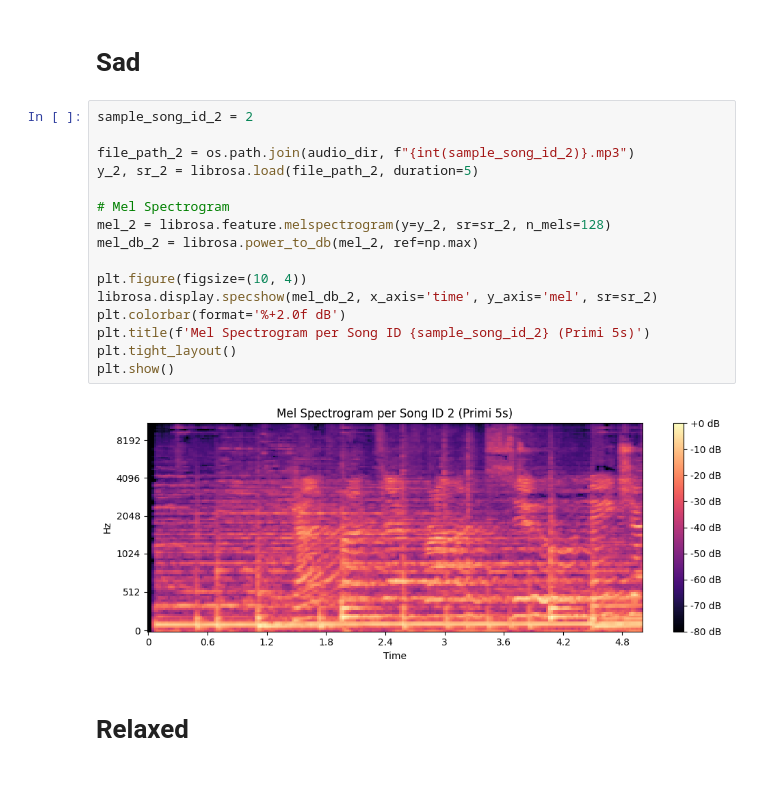
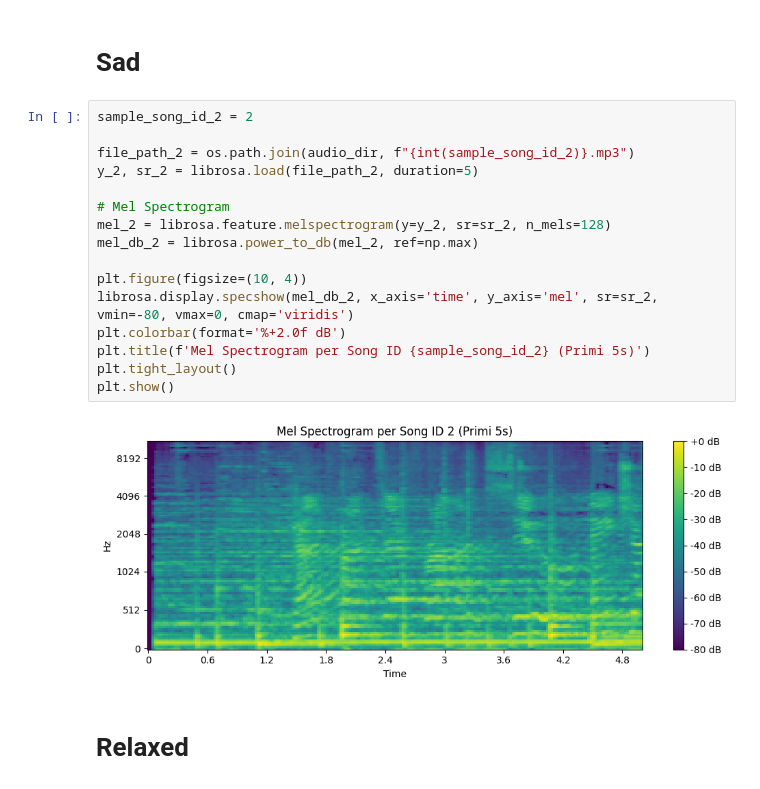
Before and after one commit to Lucazere00/music_emotion_recognition, a Jupyter notebook: music_emotion_recognition.ipynb, the cells around one changed output. Saved outputs shown, nothing was run; the diff lists cells and outputs as text.

```diff
--- a/music_emotion_recognition.ipynb
+++ b/music_emotion_recognition.ipynb
@@ -450,21 +438,21 @@ plt.show()
 # %%
 sample_song_id_2 = 2
 
 file_path_2 = os.path.join(audio_dir, f"{int(sample_song_id_2)}.mp3")
 y_2, sr_2 = librosa.load(file_path_2, duration=5)
 
 # Mel Spectrogram
 mel_2 = librosa.feature.melspectrogram(y=y_2, sr=sr_2, n_mels=128)
 mel_db_2 = librosa.power_to_db(mel_2, ref=np.max)
 
 plt.figure(figsize=(10, 4))
-librosa.display.specshow(mel_db_2, x_axis='time', y_axis='mel', sr=sr_2)
+librosa.display.specshow(mel_db_2, x_axis='time', y_axis='mel', sr=sr_2, vmin=-80, vmax=0, cmap='viridis')
 plt.colorbar(format='%+2.0f dB')
 plt.title(f'Mel Spectrogram per Song ID {sample_song_id_2} (Primi 5s)')
 plt.tight_layout()
 plt.show()
 # %% [output]
-[figure, old version]
+[figure, new version]
 # %% [markdown]
 # **Relaxed**
 # %%
```
Also changed, not shown: parts of 15 cells of this notebook.
